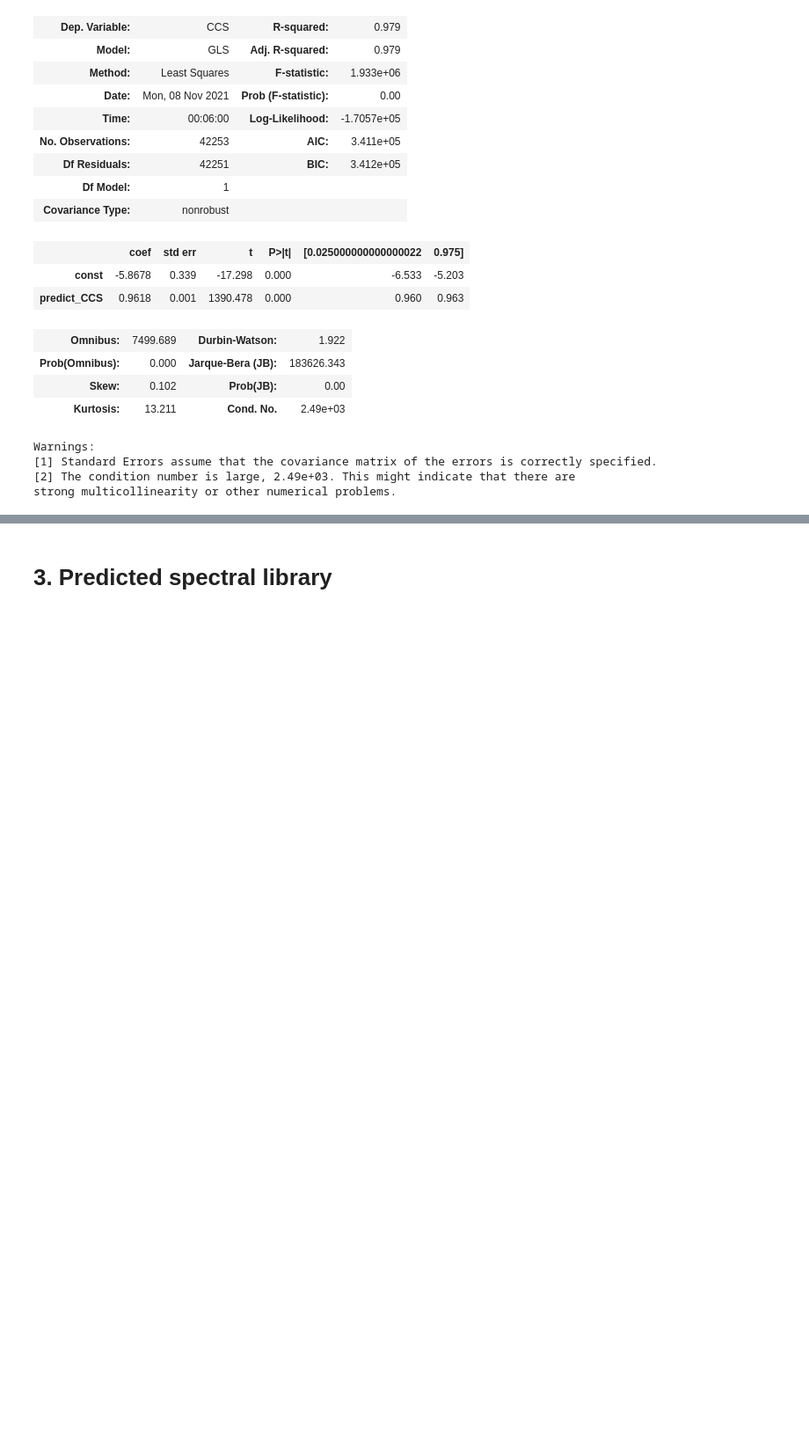
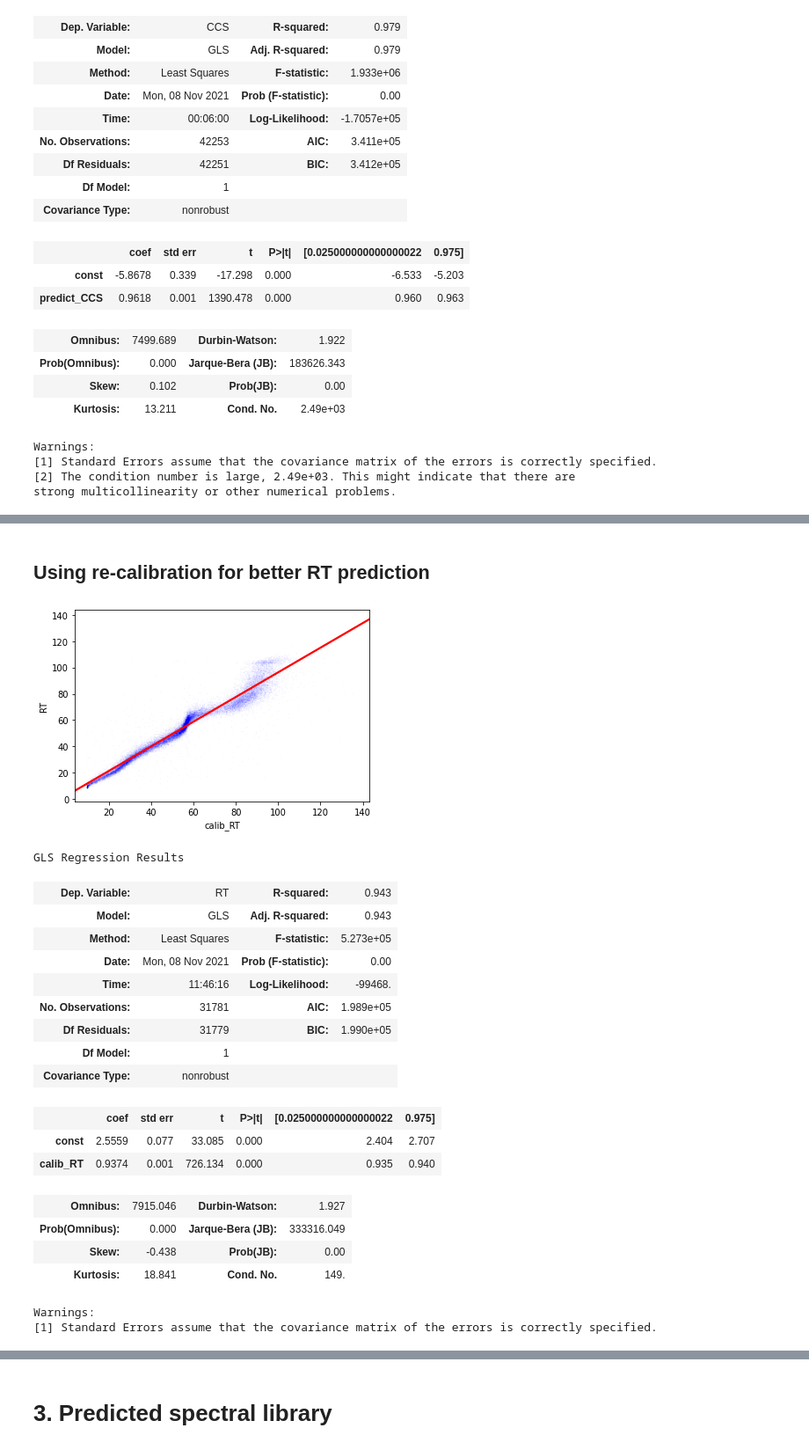
Before and after one commit to MannLabs/alphapeptdeep, a Jupyter notebook: nbs/tutorial.ipynb, the cells around one changed output, grey strips where cells are left out. Shown at 88% size. Saved outputs shown, nothing was run; the diff lists cells and outputs as text; code cells hidden in the pictures; blank space fills up the shorter version.

```diff
--- a/nbs/tutorial.ipynb
+++ b/nbs/tutorial.ipynb
@@ -116,3 +122,64 @@ GLS Regression Results
 | Kurtosis: | 6.119 | Cond. No. | 6.73 |
 Warnings:
 [1] Standard Errors assume that the covariance matrix of the errors is correctly specified.
+# %%
+import numpy as np
+import pandas as pd
+n_train = 5000
+
+def uniform_sampling(psm_df):
+    max_rt = psm_df.RT.max()
+    x = np.arange(0, 11)/10*max_rt
+    sub_n = n_train//(len(x)-1)
+    df_list = []
+    for i in range(len(x)-1):
+        _df = psm_df[
+            (psm_df.RT>=x[i])&(psm_df.RT<x[i+1])
+        ].copy()
+
+        if len(_df) == 0: pass
+        elif len(_df)//2 < sub_n:
+            df_list.append(_df.sample(len(_df)//2))
+        else:
+            df_list.append(_df.sample(sub_n))
+    train_df = pd.concat(df_list)
+    test_df = psm_df.drop(train_df.index)
+    return train_df, test_df
+# %%
+n_train = 5000
+train_df, test_df = uniform_sampling(psm_df)
+# %% [markdown]
+## Using re-calibration for better RT prediction
+# %%
+from sklearn.gaussian_process import GaussianProcessRegressor
+gpr = GaussianProcessRegressor().fit(
+    train_df.predict_RT.values.reshape((-1, 1)),
+    train_df.RT.values
+)
+test_df['calib_RT'] = gpr.predict(
+    test_df.predict_RT.values.reshape((-1,1))
+)
+
+evaluate_linear_regression_plot(test_df, x='calib_RT',y='RT')
+evaluate_linear_regression(test_df, x='calib_RT',y='RT')
+# %% [output]
+[figure, added]
+GLS Regression Results
+| Dep. Variable: | RT | R-squared: | 0.943 |
+| Model: | GLS | Adj. R-squared: | 0.943 |
+| Method: | Least Squares | F-statistic: | 5.273e+05 |
+| Date: | Mon, 08 Nov 2021 | Prob (F-statistic): | 0.00 |
+| Time: | 11:46:16 | Log-Likelihood: | -99468. |
+| No. Observations: | 31781 | AIC: | 1.989e+05 |
+| Df Residuals: | 31779 | BIC: | 1.990e+05 |
+| Df Model: | 1 |  |  |
+| Covariance Type: | nonrobust |  |  |
+|  | coef | std err | t | P>|t| | [0.025000000000000022 | 0.975] |
+| const | 2.5559 | 0.077 | 33.085 | 0.000 | 2.404 | 2.707 |
+| calib_RT | 0.9374 | 0.001 | 726.134 | 0.000 | 0.935 | 0.940 |
+| Omnibus: | 7915.046 | Durbin-Watson: | 1.927 |
+| Prob(Omnibus): | 0.000 | Jarque-Bera (JB): | 333316.049 |
+| Skew: | -0.438 | Prob(JB): | 0.00 |
+| Kurtosis: | 18.841 | Cond. No. | 149. |
+Warnings:
+[1] Standard Errors assume that the covariance matrix of the errors is correctly specified.
```
Also changed, not shown: parts of 7 cells of this notebook, 10 other files.
